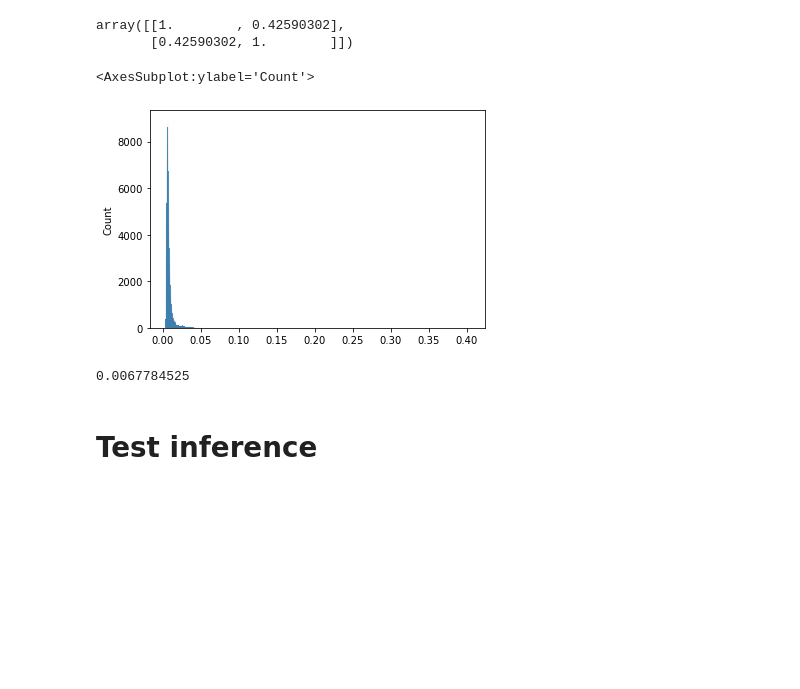
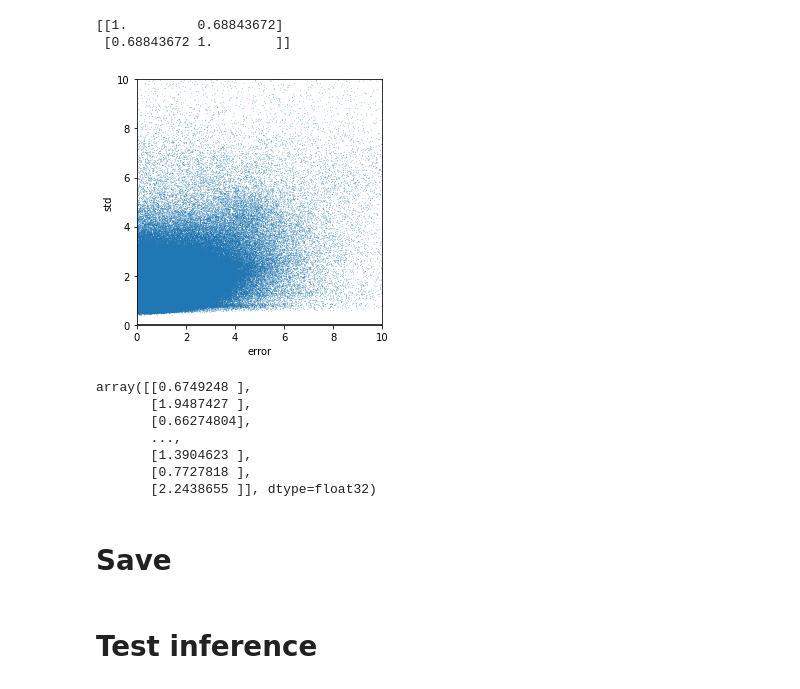
Before and after one commit to cschlick/phenix_fragments, a Jupyter notebook: notebooks/training/GNN Angles.ipynb, the cells around one changed output. Drawn from its saved outputs; the diff is of its cells as text; code cells hidden in the pictures; blank space fills up the shorter version.

Commit message:
Big training update

```diff
--- a/notebooks/training/GNN Angles.ipynb
+++ b/notebooks/training/GNN Angles.ipynb
@@ -148,12 +159,0 @@ plot_geom_eval(a,b,mode="bond")
-# %%
-from frag.utils.torch import to_np, to_torch
-from frag.utils.plotting import plot_geom_eval
-
-if gpuid is not None:
-  model = model.to("cpu")
-train_batch = model(dataset_train.fragment_graph)
-a,b = (train_batch.nodes["fragment"].data[label_name],
-       train_batch.nodes["fragment"].data[label_name+"_pred"][..., 0][..., None])
-a,b = to_np(a).flatten(),to_np(b).flatten()
-#a,b = np.degrees(a), np.degrees(b)
-plot_geom_eval(a,b,mode="bond")
@@ -173,18 +160,33 @@ plt.ylim(0,.1)
-# %%
-sel = np.where(error>0.02)[0]
-np.corrcoef(error[sel],std[sel])
-# %% [output]
-array([[1.        , 0.42590302],
-       [0.42590302, 1.        ]])
-# %%
-sns.histplot(std)
-# %% [output]
-<AxesSubplot:ylabel='Count'>
-[figure, removed]
-# %%
-np.median(std)
-# %% [output]
-0.0067784525
+# %%
+
+error_abs = np.abs(a-b)
+std = test_batch.nodes["fragment"].data[label_name+"_pred"][..., 1].detach().numpy()
+plt.scatter(error_abs,std,s=0.01)
+plt.ylim(0,10)
+plt.xlim(0,10)
+plt.tight_layout()
+ax = plt.gca()
+ax.set_aspect('equal')
+plt.xlabel("error")
+plt.ylabel("std")
+ax.axhline(y=clamp_min,color="black")
+print(np.corrcoef(error_abs,std))
+# %% [output]
+[[1.         0.68843672]
+ [0.68843672 1.        ]]
+[figure, added]
+# %%
+std
+# %% [output]
+array([[0.6749248 ],
+       [1.9487427 ],
+       [0.66274804],
+       ...,
+       [1.3904623 ],
+       [0.7727818 ],
+       [2.2438655 ]], dtype=float32)
+# %% [markdown]
+# Save
 # %%
 dataset_generator.pretrained_models["predictor"] = model
 # %%
```
Also changed, not shown: parts of 17 cells of this notebook, 6 other files.
